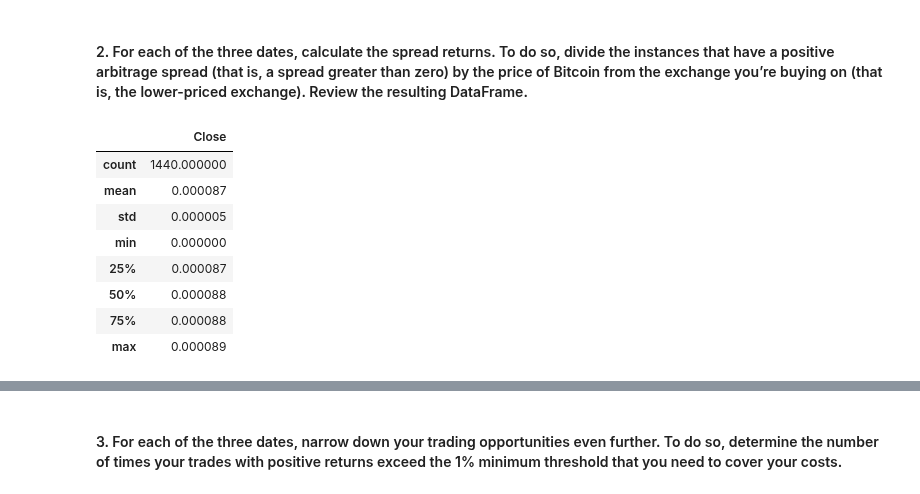
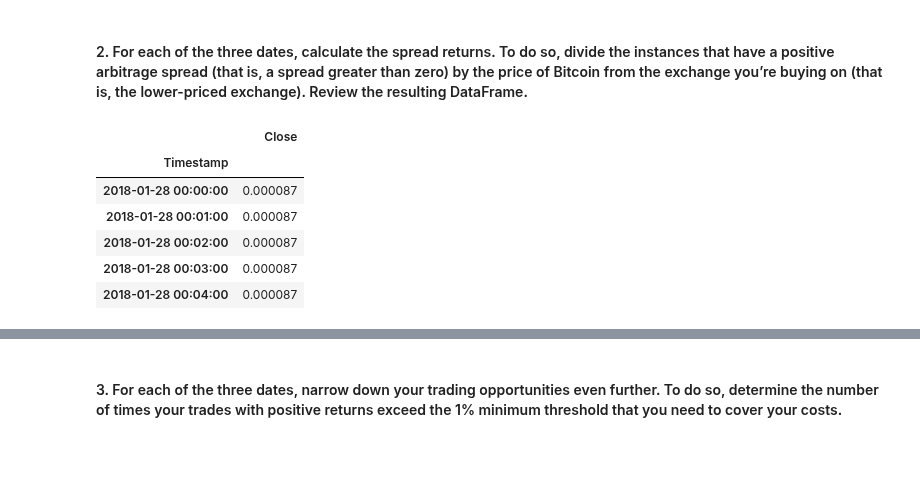
Before and after one commit to DigitalGoldRush/Module_3_Challenge, a Jupyter notebook: Module 3 Challenge/Starter_Code/crypto_arbitrage.ipynb, the cells around one changed output, grey strips where cells are left out. Drawn from its saved outputs; the diff is of its cells as text; code cells hidden in the pictures; blank space fills up the shorter version.

```diff
--- a/Module 3 Challenge/Starter_Code/crypto_arbitrage.ipynb
+++ b/Module 3 Challenge/Starter_Code/crypto_arbitrage.ipynb
@@ -527,17 +501,15 @@ arb_late_filter.describe()
 # %%
 # For the date early in the dataset, calculate the spread returns by dividing the instances when the arbitrage spread is positive (> 0)
 # by the price of Bitcoin from the exchange you are buying on (the lower-priced exchange).
 spread_return_early= arb_early_filter / coinbase_sliced.loc["2018-01-28"]
 
 # Review the spread return DataFrame
-spread_return_early.describe()
+spread_return_early.head()
 # %% [output]
 |  | Close |
-| count | 1440.000000 |
-| mean | 0.000087 |
-| std | 0.000005 |
-| min | 0.000000 |
-| 25% | 0.000087 |
-| 50% | 0.000088 |
-| 75% | 0.000088 |
-| max | 0.000089 |
+| Timestamp |  |
+| 2018-01-28 00:00:00 | 0.000087 |
+| 2018-01-28 00:01:00 | 0.000087 |
+| 2018-01-28 00:02:00 | 0.000087 |
+| 2018-01-28 00:03:00 | 0.000087 |
+| 2018-01-28 00:04:00 | 0.000087 |
```
Also changed, not shown: parts of 17 cells of this notebook.
